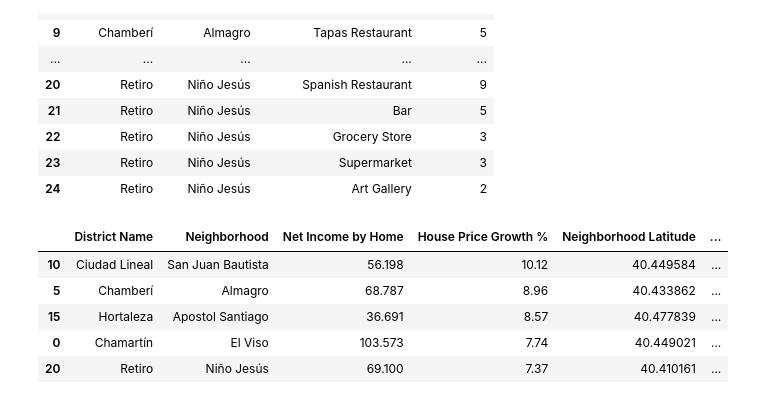
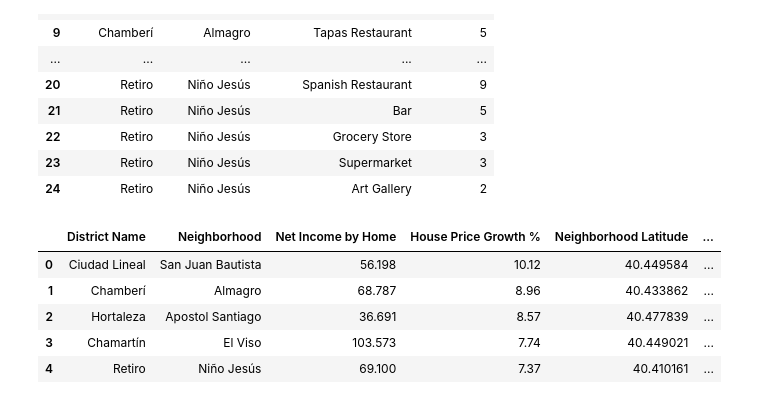
Before and after one commit to cazuaje27/BattleofNeighborhoods, a Jupyter notebook: The Battle of Neighborhoods.ipynb, the cells around one changed output. Drawn from its saved outputs; the diff is of its cells as text; code cells hidden in the pictures.

```diff
--- a/The Battle of Neighborhoods.ipynb
+++ b/The Battle of Neighborhoods.ipynb
@@ -172,7 +172,7 @@ mdneigh
 madrid = pd.merge(mdneigh,mddist,on='District Name')
 madrid.head(10)
 #Extract data from RentaxNeighborhood.csv from github repository
-madridrent = pd.read_csv('https://raw.githubusercontent.com/cazuaje27/BattleofNeighborhoods/master/RentaxNeighborhood.csv', sep=';',skiprows=2,header=1)
+madridrent = pd.read_csv('https://raw.githubusercontent.com/cazuaje27/BattleofNeighborhoods/master/Data/RentaxNeighborhood.csv', sep=';',skiprows=2,header=1)
 madridrent.rename(columns={'Territorio':'Neighborhood','Renta neta media por hogar':'Net Income by Home'}, inplace=True)
 
 
@@ -196,7 +196,7 @@ madrid.head(10)
 # %%
 #Let's read the house price for m2 in Madrid by Neighborhood
 #ph = price house
-ph = pd.read_excel('https://github.com/cazuaje27/BattleofNeighborhoods/raw/master/HousingPrice2019%20(1).xls',sep='/t', skiprows=7)
+ph = pd.read_excel('https://github.com/cazuaje27/BattleofNeighborhoods/raw/master/Data/HousingPrice2019%20(1).xls',sep='/t', skiprows=7)
 ph.drop(axis=1, columns=['Unnamed: 0'], inplace=True)
 ph.rename(columns={'Unnamed: 1':'Neighborhood', 'Unnamed: 2':'House Price 2019 €/m2','Unnamed: 3':'House Price 2018 €/m2'}, inplace=True)
 ph.dropna(inplace=True)
@@ -218,7 +218,7 @@ madrid['House Price Growth %'] = hpg
 # %%
 #Reading the Madrid geojson to make a map using folium
 
-urlgeojson=('https://raw.githubusercontent.com/cazuaje27/BattleofNeighborhoods/master/Madrid.geojson')
+urlgeojson=('https://raw.githubusercontent.com/cazuaje27/BattleofNeighborhoods/master/Data/Madrid.geojson')
 mdgeojson = requests.get(urlgeojson).json()
 
 #Lets check if the District & Neighborhood have the same format that we already have
@@ -783,18 +783,22 @@ Top5Neigh
 # %%
 #Lets Merge the Top5Neigh dataframe with Madrid dataframe to finally get all the data to the final analysis
 Top5 = Top5Neigh.drop(axis=1,columns=['Venue Category','N° Venues'])
 Top5 = Top5.merge(madrid, how='left', on=['District Name','Neighborhood'])
 Top5.drop_duplicates(inplace=True)
 Top5.sort_values(['House Price Growth %','Net Income by Home'],ascending=[False,False],inplace=True)
 Top5.drop(axis=1, columns=['District Population','House Price 2019 €/m2','House Price 2018 €/m2'], inplace=True)
+#Now lets see the cluster information:
+Neighborhoods_cluster = madrid_merged[['Neighborhood','Cluster Labels']]
+
+Top5 = Top5.merge(Neighborhoods_cluster,how='left',on='Neighborhood')
 Top5
 # %% [output]
 |  | District Name | Neighborhood | Net Income by Home | House Price Growth % | Neighborhood Latitude | ... |
-| 10 | Ciudad Lineal | San Juan Bautista | 56.198 | 10.12 | 40.449584 | ... |
-| 5 | Chamberí | Almagro | 68.787 | 8.96 | 40.433862 | ... |
-| 15 | Hortaleza | Apostol Santiago | 36.691 | 8.57 | 40.477839 | ... |
-| 0 | Chamartín | El Viso | 103.573 | 7.74 | 40.449021 | ... |
-| 20 | Retiro | Niño Jesús | 69.100 | 7.37 | 40.410161 | ... |
+| 0 | Ciudad Lineal | San Juan Bautista | 56.198 | 10.12 | 40.449584 | ... |
+| 1 | Chamberí | Almagro | 68.787 | 8.96 | 40.433862 | ... |
+| 2 | Hortaleza | Apostol Santiago | 36.691 | 8.57 | 40.477839 | ... |
+| 3 | Chamartín | El Viso | 103.573 | 7.74 | 40.449021 | ... |
+| 4 | Retiro | Niño Jesús | 69.100 | 7.37 | 40.410161 | ... |
 # %%
 #Lets Create the finally Map with the Top5 Neighborhoods
 
```
Also changed, not shown: parts of 1 cell of this notebook.
